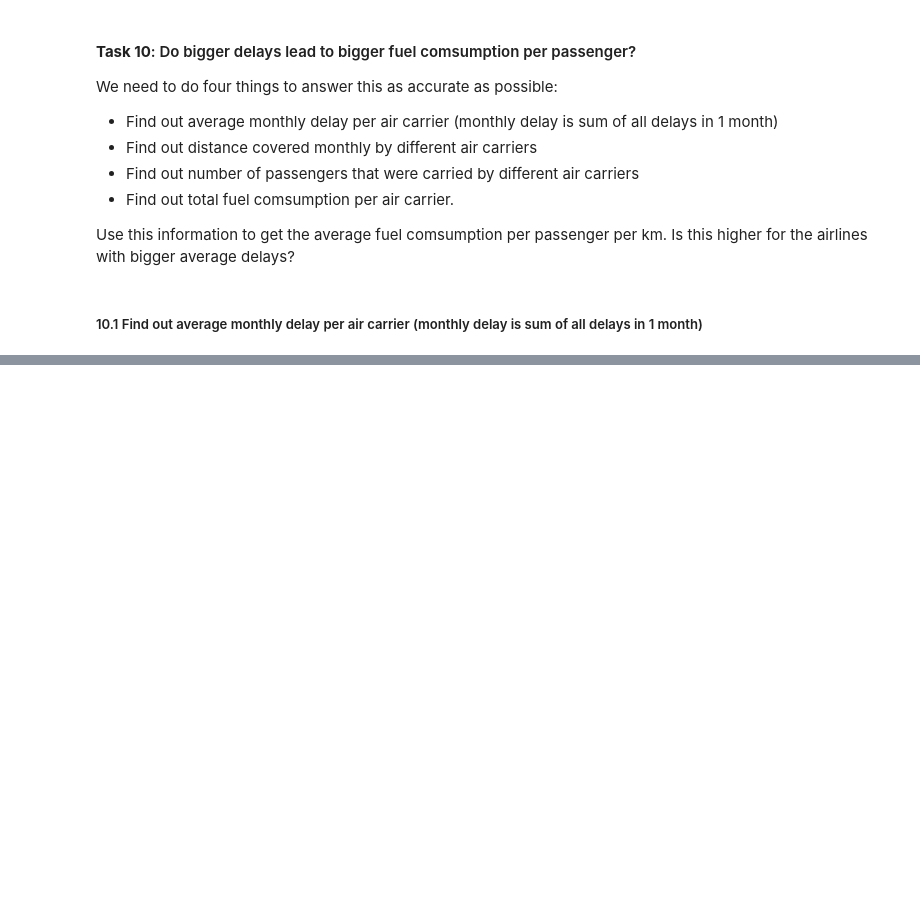
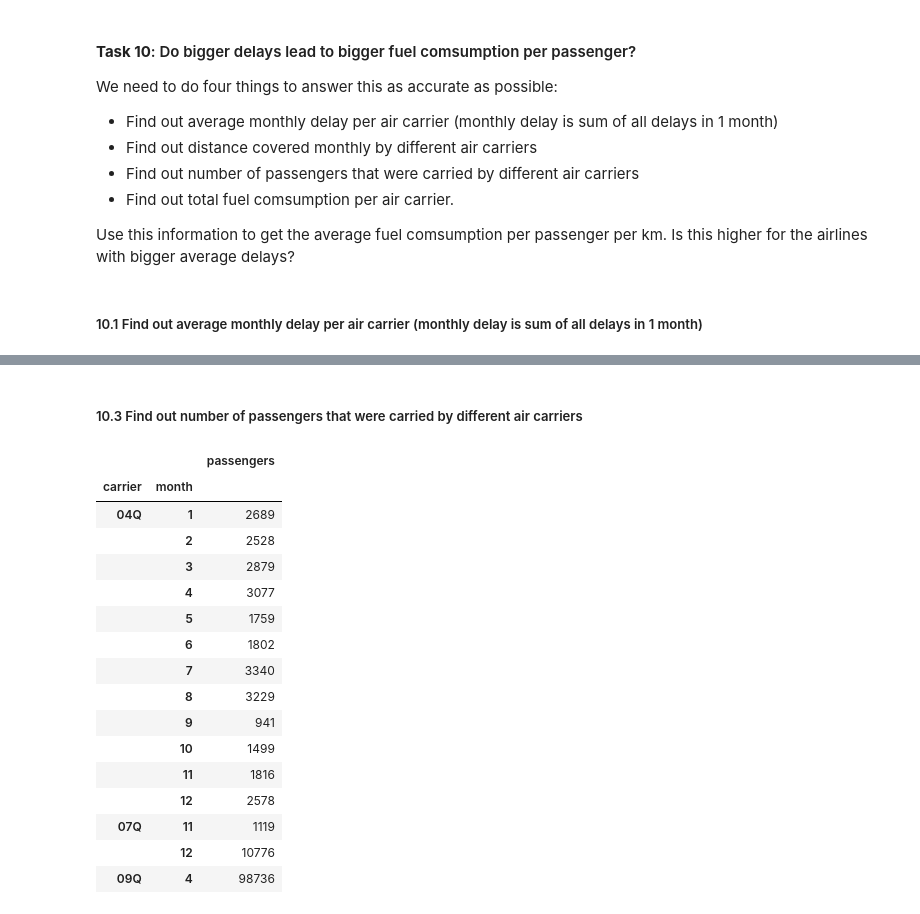
Before and after one commit to jdormaar/Flight-Delays, a Jupyter notebook: Workbook/exploratory_analysis.ipynb, the cells around one changed output, grey strips where cells are left out. Saved outputs shown, nothing was run; the diff lists cells and outputs as text; code cells hidden in the pictures; blank space fills up the shorter version.

```diff
--- a/Workbook/exploratory_analysis.ipynb
+++ b/Workbook/exploratory_analysis.ipynb
@@ -719,0 +1067,23 @@ print('Ave Number of Delays per carrier: ' + str(avg_delays))
+# %% [markdown]
+##### 10.3 Find out number of passengers that were carried by different air carriers
+# %%
+Monthly_Passengers= df_pa_init.groupby(['carrier','month'], axis=0, as_index=True).agg({'passengers':'sum'})
+Monthly_Passengers.head(15)
+# %% [output]
+|  |  | passengers |
+| carrier | month |  |
+| 04Q | 1 | 2689 |
+|  | 2 | 2528 |
+|  | 3 | 2879 |
+|  | 4 | 3077 |
+|  | 5 | 1759 |
+|  | 6 | 1802 |
+|  | 7 | 3340 |
+|  | 8 | 3229 |
+|  | 9 | 941 |
+|  | 10 | 1499 |
+|  | 11 | 1816 |
+|  | 12 | 2578 |
+| 07Q | 11 | 1119 |
+|  | 12 | 10776 |
+| 09Q | 4 | 98736 |
```
Also changed, not shown: parts of 34 cells of this notebook.
